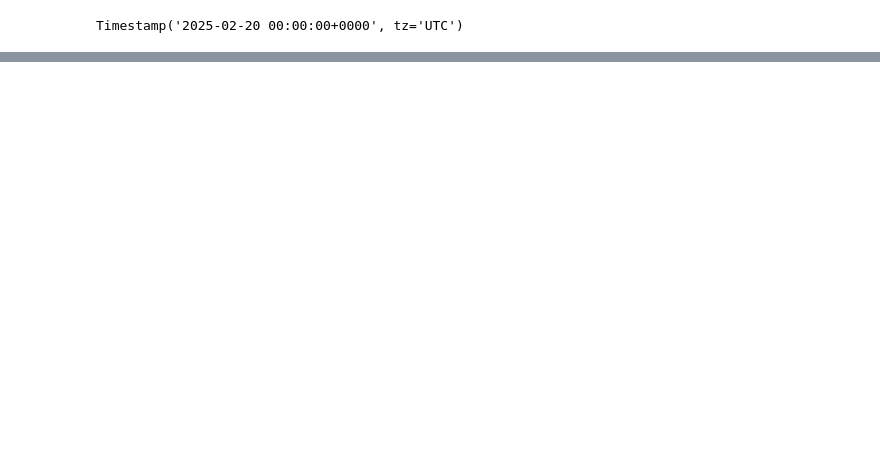
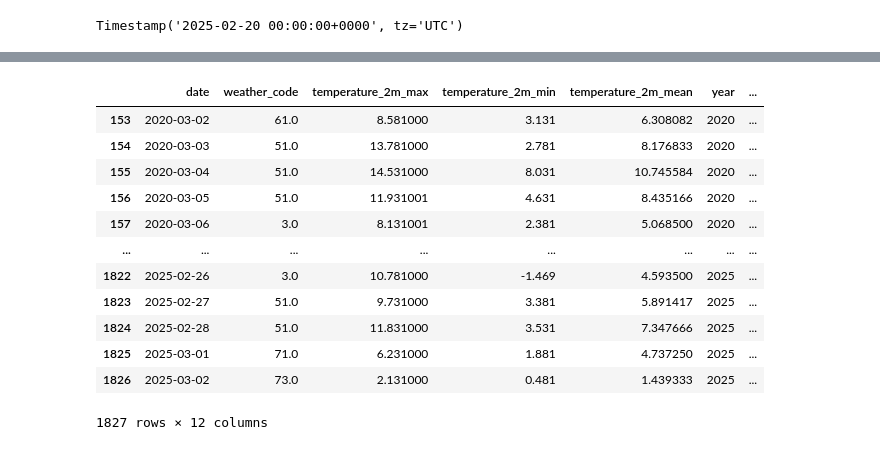
Before and after one commit to GamblerRunner/PrediccionMeteorologica, a Jupyter notebook: src/modeling/open_Meteo.ipynb, the cells around one changed output, grey strips where cells are left out. Drawn from its saved outputs; the diff is of its cells as text; code cells hidden in the pictures; blank space fills up the shorter version.

```diff
--- a/src/modeling/open_Meteo.ipynb
+++ b/src/modeling/open_Meteo.ipynb
@@ -387,0 +926,16 @@ MAE para sunrise: 0.00
+# %%
+df
+# %% [output]
+|  | date | weather_code | temperature_2m_max | temperature_2m_min | temperature_2m_mean | year | ... |
+| 153 | 2020-03-02 | 61.0 | 8.581000 | 3.131 | 6.308082 | 2020 | ... |
+| 154 | 2020-03-03 | 51.0 | 13.781000 | 2.781 | 8.176833 | 2020 | ... |
+| 155 | 2020-03-04 | 51.0 | 14.531000 | 8.031 | 10.745584 | 2020 | ... |
+| 156 | 2020-03-05 | 51.0 | 11.931001 | 4.631 | 8.435166 | 2020 | ... |
+| 157 | 2020-03-06 | 3.0 | 8.131001 | 2.381 | 5.068500 | 2020 | ... |
+| ... | ... | ... | ... | ... | ... | ... | ... |
+| 1822 | 2025-02-26 | 3.0 | 10.781000 | -1.469 | 4.593500 | 2025 | ... |
+| 1823 | 2025-02-27 | 51.0 | 9.731000 | 3.381 | 5.891417 | 2025 | ... |
+| 1824 | 2025-02-28 | 51.0 | 11.831000 | 3.531 | 7.347666 | 2025 | ... |
+| 1825 | 2025-03-01 | 71.0 | 6.231000 | 1.881 | 4.737250 | 2025 | ... |
+| 1826 | 2025-03-02 | 73.0 | 2.131000 | 0.481 | 1.439333 | 2025 | ... |
+1827 rows × 12 columns
```
Also changed, not shown: parts of 14 cells of this notebook, 9 other files.
